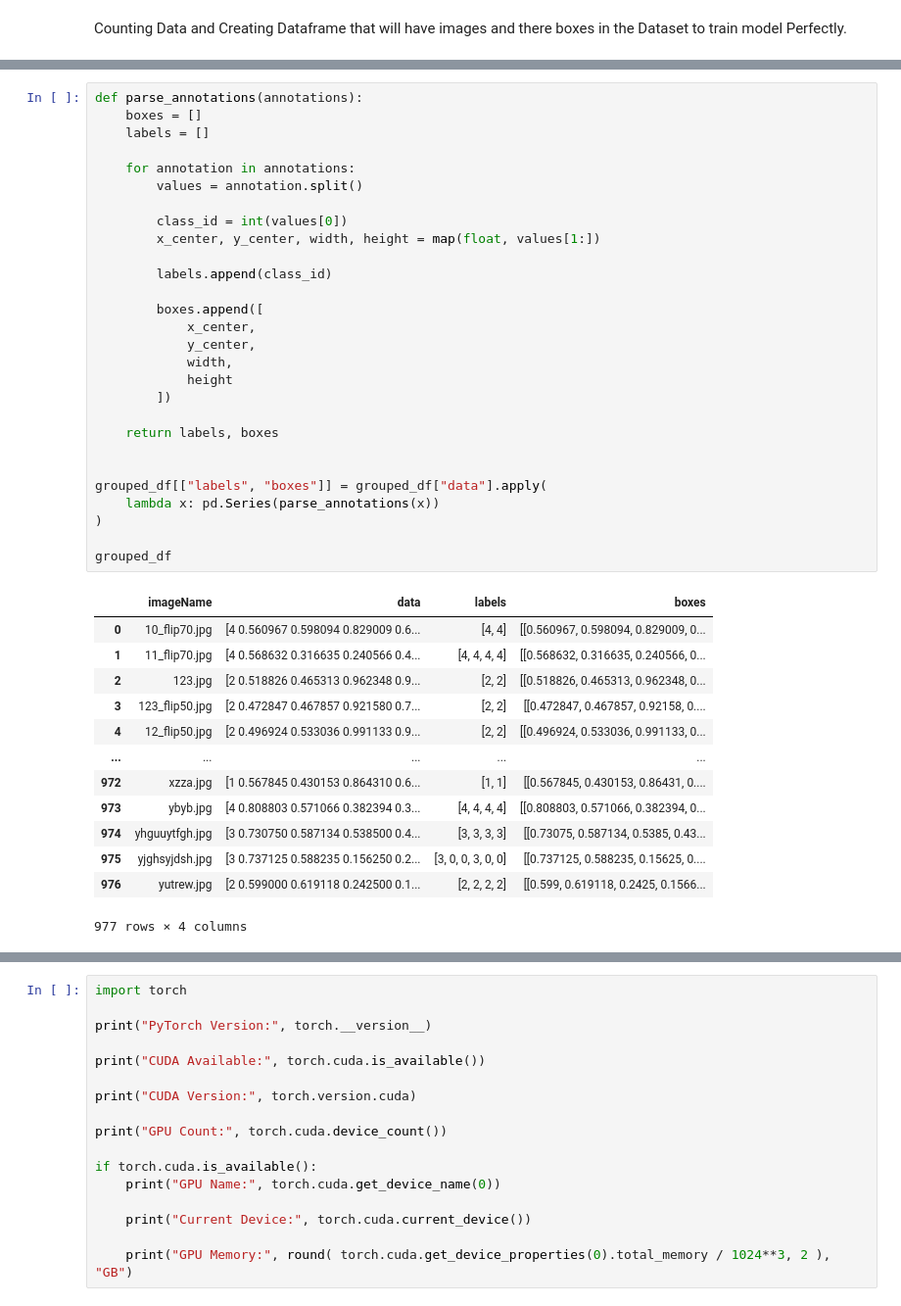
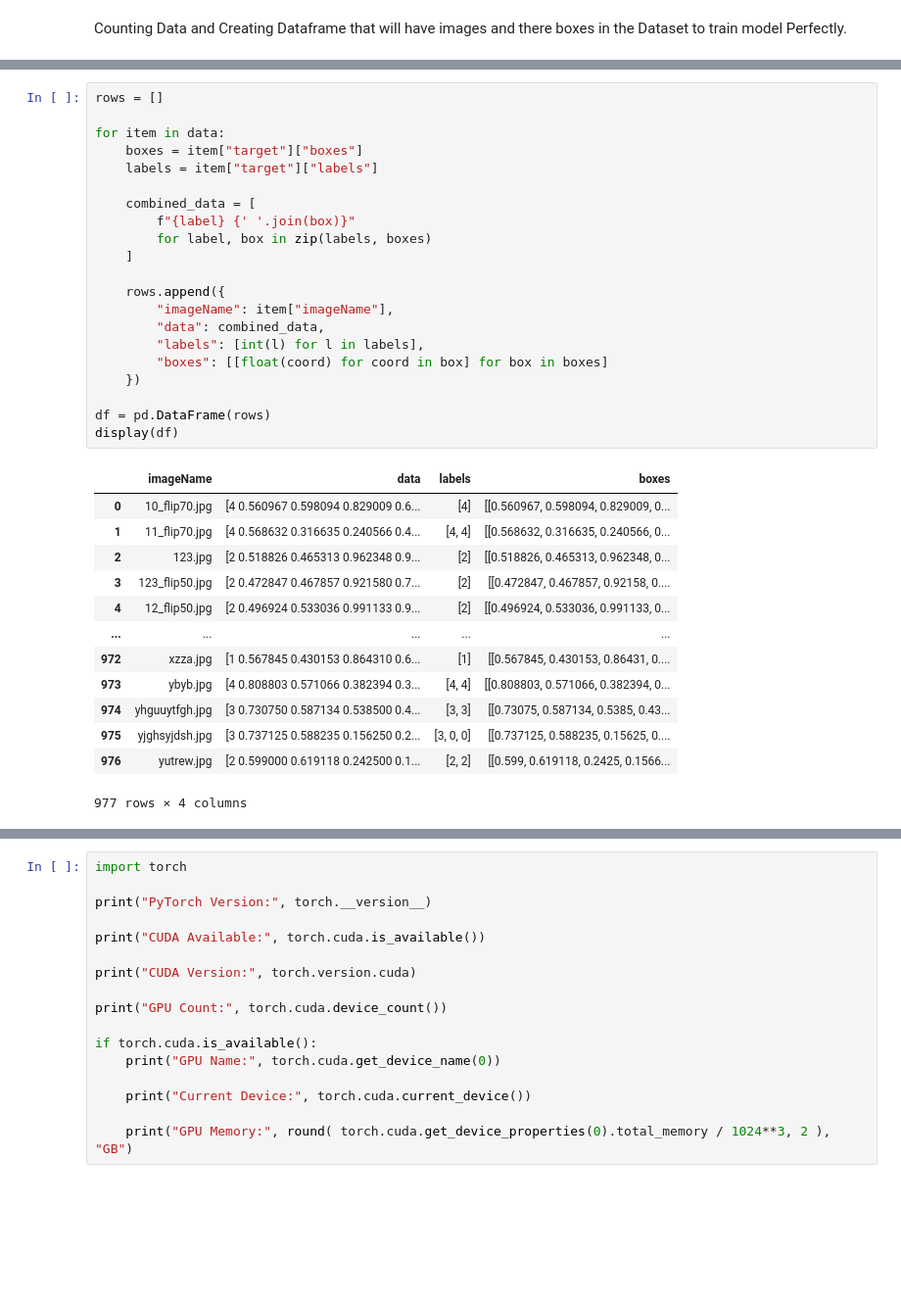
Before and after one commit to aliturab99/Car_Accidents_ai_alert_system_computer_vision_cv, a Jupyter notebook: Car_Accidents_ai_alert_system.ipynb, the cells around one changed output, grey strips where cells are left out. Shown at 98% size. Cells and saved outputs as stored; diff of their text form; blank space fills up the shorter version.

```diff
--- a/Car_Accidents_ai_alert_system.ipynb
+++ b/Car_Accidents_ai_alert_system.ipynb
@@ -215,42 +189,35 @@ print(grouped_df.head())
-# %%
-def parse_annotations(annotations):
-    boxes = []
-    labels = []
-
-    for annotation in annotations:
-        values = annotation.split()
-
-        class_id = int(values[0])
-        x_center, y_center, width, height = map(float, values[1:])
-
-        labels.append(class_id)
-
-        boxes.append([
-            x_center,
-            y_center,
-            width,
-            height
-        ])
-
-    return labels, boxes
-
-
-grouped_df[["labels", "boxes"]] = grouped_df["data"].apply(
-    lambda x: pd.Series(parse_annotations(x))
-)
-
-grouped_df
-# %% [output]
-|  | imageName | data | labels | boxes |
-| 0 | 10_flip70.jpg | [4 0.560967 0.598094 0.829009 0.6... | [4, 4] | [[0.560967, 0.598094, 0.829009, 0... |
-| 1 | 11_flip70.jpg | [4 0.568632 0.316635 0.240566 0.4... | [4, 4, 4, 4] | [[0.568632, 0.316635, 0.240566, 0... |
-| 2 | 123.jpg | [2 0.518826 0.465313 0.962348 0.9... | [2, 2] | [[0.518826, 0.465313, 0.962348, 0... |
-| 3 | 123_flip50.jpg | [2 0.472847 0.467857 0.921580 0.7... | [2, 2] | [[0.472847, 0.467857, 0.92158, 0.... |
-| 4 | 12_flip50.jpg | [2 0.496924 0.533036 0.991133 0.9... | [2, 2] | [[0.496924, 0.533036, 0.991133, 0... |
-| ... | ... | ... | ... | ... |
-| 972 | xzza.jpg | [1 0.567845 0.430153 0.864310 0.6... | [1, 1] | [[0.567845, 0.430153, 0.86431, 0.... |
-| 973 | ybyb.jpg | [4 0.808803 0.571066 0.382394 0.3... | [4, 4, 4, 4] | [[0.808803, 0.571066, 0.382394, 0... |
-| 974 | yhguuytfgh.jpg | [3 0.730750 0.587134 0.538500 0.4... | [3, 3, 3, 3] | [[0.73075, 0.587134, 0.5385, 0.43... |
-| 975 | yjghsyjdsh.jpg | [3 0.737125 0.588235 0.156250 0.2... | [3, 0, 0, 3, 0, 0] | [[0.737125, 0.588235, 0.15625, 0.... |
-| 976 | yutrew.jpg | [2 0.599000 0.619118 0.242500 0.1... | [2, 2, 2, 2] | [[0.599, 0.619118, 0.2425, 0.1566... |
-977 rows × 4 columns
+# %%
+rows = []
+
+for item in data:
+    boxes = item["target"]["boxes"]
+    labels = item["target"]["labels"]
+
+    combined_data = [
+        f"{label} {' '.join(box)}"
+        for label, box in zip(labels, boxes)
+    ]
+
+    rows.append({
+        "imageName": item["imageName"],
+        "data": combined_data,
+        "labels": [int(l) for l in labels],
+        "boxes": [[float(coord) for coord in box] for box in boxes]
+    })
+
+df = pd.DataFrame(rows)
+display(df)
+# %% [output]
+|  | imageName | data | labels | boxes |
+| 0 | 10_flip70.jpg | [4 0.560967 0.598094 0.829009 0.6... | [4] | [[0.560967, 0.598094, 0.829009, 0... |
+| 1 | 11_flip70.jpg | [4 0.568632 0.316635 0.240566 0.4... | [4, 4] | [[0.568632, 0.316635, 0.240566, 0... |
+| 2 | 123.jpg | [2 0.518826 0.465313 0.962348 0.9... | [2] | [[0.518826, 0.465313, 0.962348, 0... |
+| 3 | 123_flip50.jpg | [2 0.472847 0.467857 0.921580 0.7... | [2] | [[0.472847, 0.467857, 0.92158, 0.... |
+| 4 | 12_flip50.jpg | [2 0.496924 0.533036 0.991133 0.9... | [2] | [[0.496924, 0.533036, 0.991133, 0... |
+| ... | ... | ... | ... | ... |
+| 972 | xzza.jpg | [1 0.567845 0.430153 0.864310 0.6... | [1] | [[0.567845, 0.430153, 0.86431, 0.... |
+| 973 | ybyb.jpg | [4 0.808803 0.571066 0.382394 0.3... | [4, 4] | [[0.808803, 0.571066, 0.382394, 0... |
+| 974 | yhguuytfgh.jpg | [3 0.730750 0.587134 0.538500 0.4... | [3, 3] | [[0.73075, 0.587134, 0.5385, 0.43... |
+| 975 | yjghsyjdsh.jpg | [3 0.737125 0.588235 0.156250 0.2... | [3, 0, 0] | [[0.737125, 0.588235, 0.15625, 0.... |
+| 976 | yutrew.jpg | [2 0.599000 0.619118 0.242500 0.1... | [2, 2] | [[0.599, 0.619118, 0.2425, 0.1566... |
+977 rows × 4 columns
```
Also changed, not shown: parts of 12 cells of this notebook, 2 other files.
